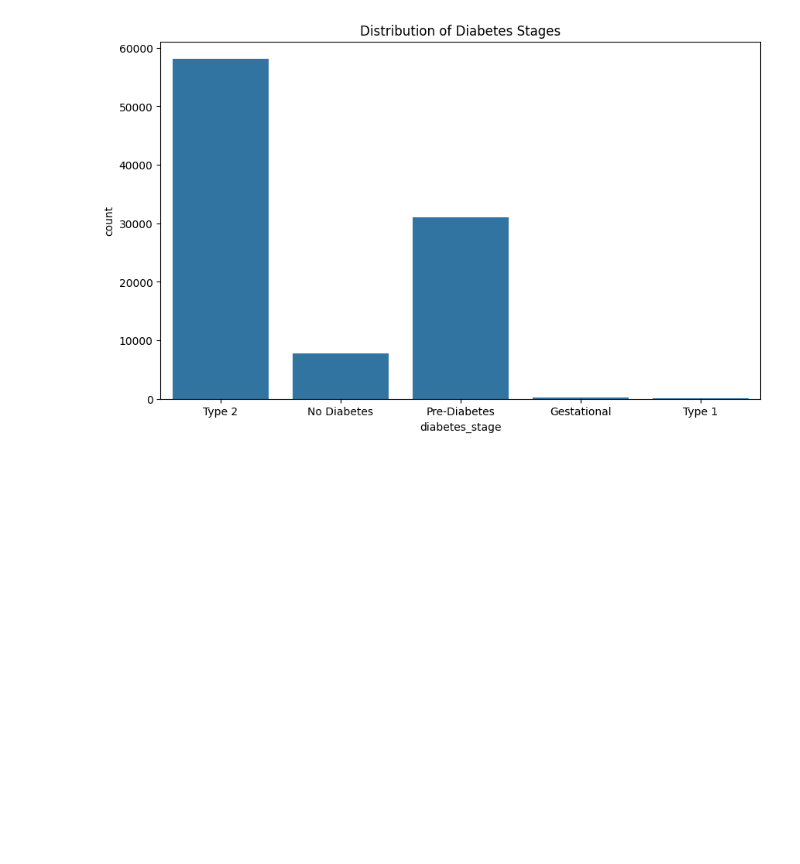
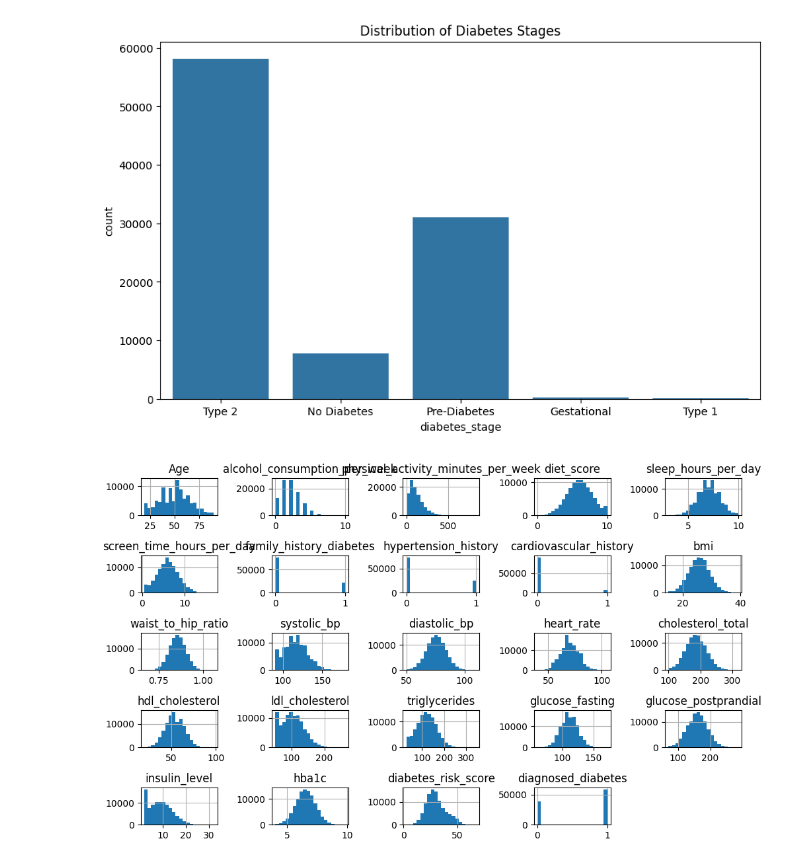
Before and after one commit to daneetjie/BC_Analytics, a Jupyter notebook: Data Understanding.ipynb, the cells around one changed output. Saved outputs shown, nothing was run; the diff lists cells and outputs as text; code cells hidden in the pictures; blank space fills up the shorter version.

Commit message:
Added feature distribution visualizations

```diff
--- a/Data Understanding.ipynb
+++ b/Data Understanding.ipynb
@@ -141,3 +141,10 @@ plt.show()
 # First counts how many records fall into each diabetes stage, then visualizes the distribution of diabetes stages
 # %% [output]
 [figure]
+# %%
+df.hist(bins=20)
+plt.tight_layout()
+plt.show()
+# Plot histograms for all numerical features to understand distributions
+# %% [output]
+[figure, added]
```
